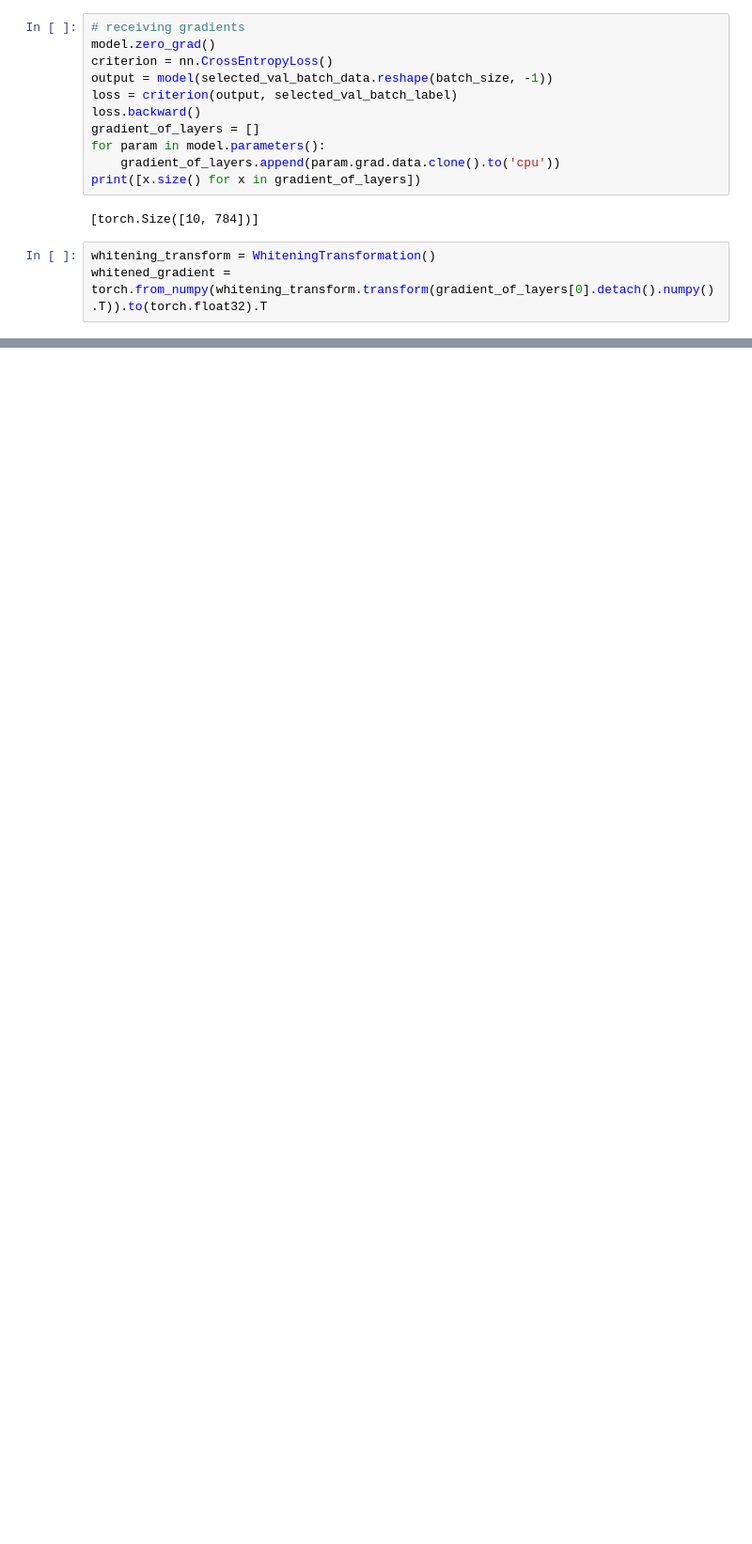
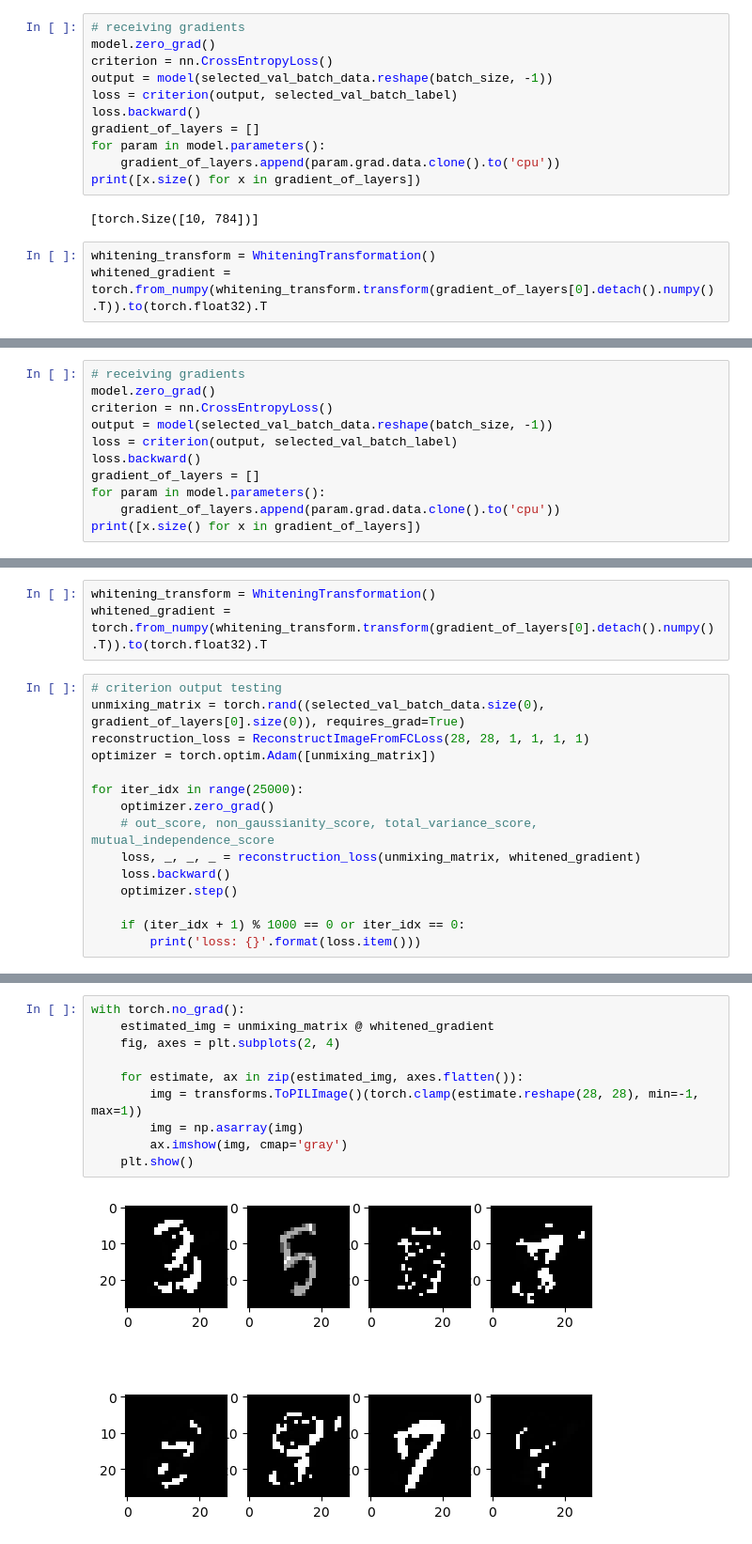
Before and after one commit to umityigitbsrn/cocktail-party-attack, a Jupyter notebook: 122123_fc1_cocktail_party_mnist_wout_bias_ica_optimization.ipynb, the cells around one changed output, grey strips where cells are left out. Shown: that part at 94% size. Drawn from its saved outputs; the diff is of its cells as text; blank space fills up the shorter version.

```diff
--- a/122123_fc1_cocktail_party_mnist_wout_bias_ica_optimization.ipynb
+++ b/122123_fc1_cocktail_party_mnist_wout_bias_ica_optimization.ipynb
@@ -80,0 +119,11 @@ loss: 0.8804312348365784
+# %%
+# receiving gradients
+model.zero_grad()
+criterion = nn.CrossEntropyLoss()
+output = model(selected_val_batch_data.reshape(batch_size, -1))
+loss = criterion(output, selected_val_batch_label)
+loss.backward()
+gradient_of_layers = []
+for param in model.parameters():
+    gradient_of_layers.append(param.grad.data.clone().to('cpu'))
+print([x.size() for x in gradient_of_layers])
@@ -80,0 +132,18 @@ loss: 0.8804312348365784
+# %%
+whitening_transform = WhiteningTransformation()
+whitened_gradient = torch.from_numpy(whitening_transform.transform(gradient_of_layers[0].detach().numpy().T)).to(torch.float32).T
+# %%
+# criterion output testing
+unmixing_matrix = torch.rand((selected_val_batch_data.size(0), gradient_of_layers[0].size(0)), requires_grad=True)
+reconstruction_loss = ReconstructImageFromFCLoss(28, 28, 1, 1, 1, 1)
+optimizer = torch.optim.Adam([unmixing_matrix])
+
+for iter_idx in range(25000):
+    optimizer.zero_grad()
+    # out_score, non_gaussianity_score, total_variance_score, mutual_independence_score
+    loss, _, _, _ = reconstruction_loss(unmixing_matrix, whitened_gradient)
+    loss.backward()
+    optimizer.step()
+
+    if (iter_idx + 1) % 1000 == 0 or iter_idx == 0:
+        print('loss: {}'.format(loss.item()))
@@ -80,0 +170,12 @@ loss: 0.8804312348365784
+# %%
+with torch.no_grad():
+    estimated_img = unmixing_matrix @ whitened_gradient
+    fig, axes = plt.subplots(2, 4)
+
+    for estimate, ax in zip(estimated_img, axes.flatten()):
+        img = transforms.ToPILImage()(torch.clamp(estimate.reshape(28, 28), min=-1, max=1))
+        img = np.asarray(img)
+        ax.imshow(img, cmap='gray')
+    plt.show()
+# %% [output]
+[figure, added]
```
Also changed, not shown: parts of 23 cells of this notebook, 2 other files.
